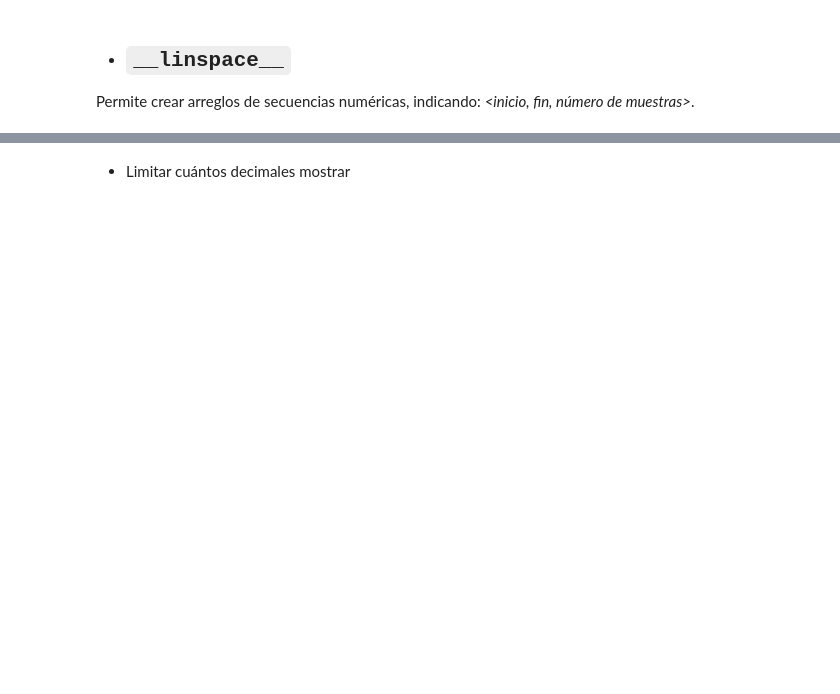
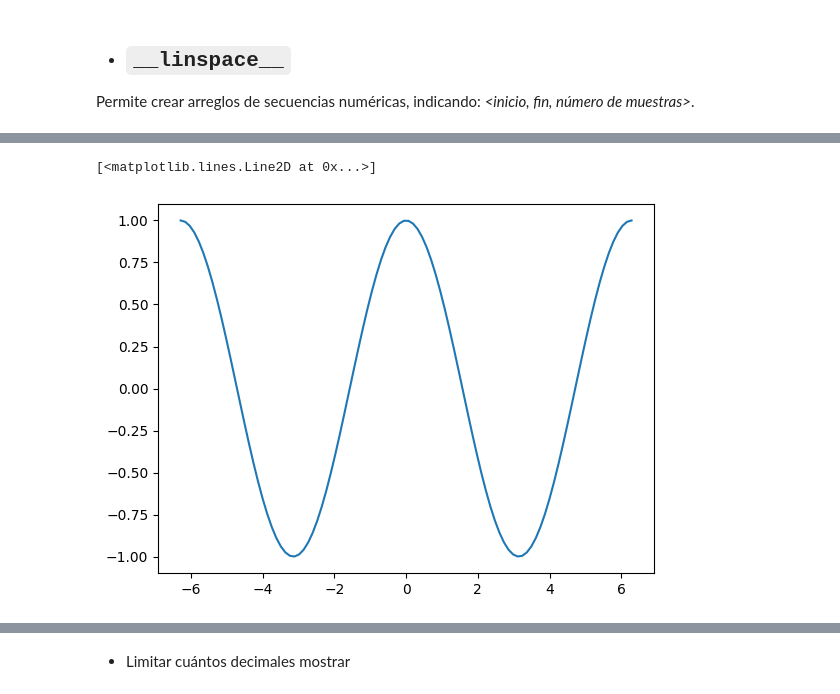
Before and after one commit to estebangonzalezITM/ProgramacionAvanzada_2026-1, a Jupyter notebook: Notebooks/10_Numpy.ipynb, the cells around one changed output, grey strips where cells are left out. Drawn from its saved outputs; the diff is of its cells as text; code cells hidden in the pictures; blank space fills up the shorter version.

```diff
--- a/Notebooks/10_Numpy.ipynb
+++ b/Notebooks/10_Numpy.ipynb
@@ -392,3 +618,12 @@ A
+# %%
+Arr = np.linspace(-2*np.pi,2*np.pi,100)
+R = np.cos(Arr)
+
+%matplotlib inline
+plt.plot(Arr,R)
+# %% [output]
+[<matplotlib.lines.Line2D at 0x...>]
+[figure, added]
 # %%
 help(np.linspace)
 # %%
```
Also changed, not shown: parts of 169 cells of this notebook.
